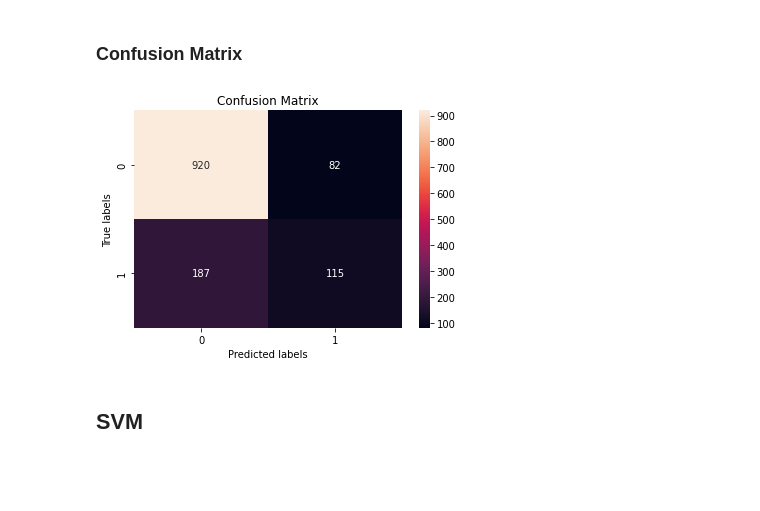
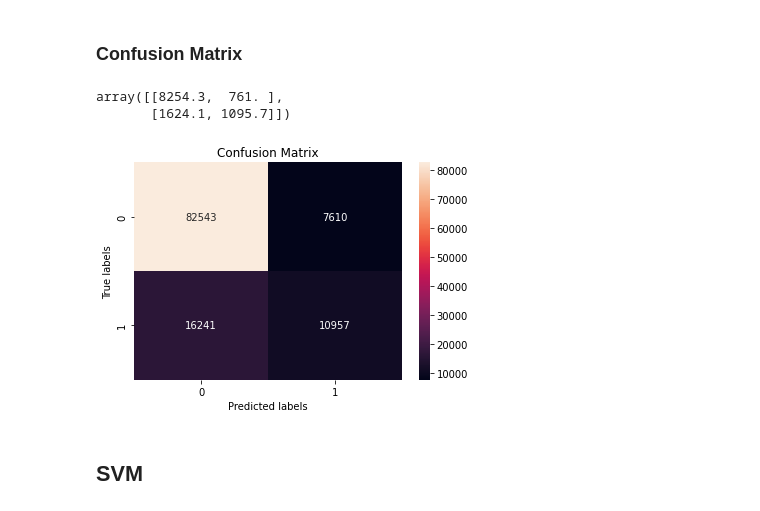
Before and after one commit to BarGanor/ml_project, a Jupyter notebook: project_part_2.ipynb, the cells around one changed output. Drawn from its saved outputs; the diff is of its cells as text; code cells hidden in the pictures; blank space fills up the shorter version.

```diff
--- a/project_part_2.ipynb
+++ b/project_part_2.ipynb
@@ -230,24 +169,42 @@ from sklearn.metrics import confusion_matrix
 # %%
-Final_Confusion_Matrix = np.zeros((2,2),dtype=int)
-ann_model = MLPClassifier(max_iter=600,hidden_layer_sizes=(100, 50, 10), activation='relu',n_iter_no_change= 15)
-kf = KFold(n_splits=10)
-X = data.drop(columns=['target'])
-y = data['target']
-for train_index, test_index in kf.split(data):
-    X_train, X_test = X.iloc[train_index], X.iloc[test_index]
-    y_train, y_test = y.iloc[train_index], y.iloc[test_index]
-    ann_model.fit(X_train,y_train)
-    confusion_temp =confusion_matrix(y_true=y_test , y_pred=ann_model.predict(X_test))
-    for i in range(0,2,1):
-        for j in range(0,2,1):
-            Final_Confusion_Matrix[i,j] += confusion_temp[i,j]
+#Final_Confusion_Matrix = np.zeros((2,2),dtype=int)
+#ann_model = MLPClassifier(max_iter=600,hidden_layer_sizes=(100, 50, 10), activation='relu',n_iter_no_change= 10)
+#kf = KFold(n_splits=10)
+#X = data.drop(columns=['target'])
+#y = data['target']
+#for train_index, test_index in kf.split(data):
+#    X_train, X_test = X.iloc[train_index], X.iloc[test_index]
+#    y_train, y_test = y.iloc[train_index], y.iloc[test_index]
+#    ann_model.fit(X_train,y_train)
+#    confusion_temp =confusion_matrix(y_true=y_train , y_pred=ann_model.predict(X_train))
+#    for i in range(0,2,1):
+#        for j in range(0,2,1):
+#            Final_Confusion_Matrix[i,j] += confusion_temp[i,j]
 
 
-Final_Confusion_Matrix = Final_Confusion_Matrix/10
-Final_Confusion_Matrix = Final_Confusion_Matrix.round()
-ax= plt.subplot()
-sns.heatmap(Final_Confusion_Matrix, annot=True, fmt='g', ax=ax)
-ax.set_xlabel('Predicted labels');ax.set_ylabel('True labels')
-ax.set_title('Confusion Matrix');
+#Final_Confusion_Matrix = Final_Confusion_Matrix/10
+#Final_Confusion_Matrix = Final_Confusion_Matrix.round()
+#ax= plt.subplot()
+#sns.heatmap(Final_Confusion_Matrix, annot=True, fmt='g', ax=ax)
+#ax.set_xlabel('Predicted labels');ax.set_ylabel('True labels')
+
+#ax.set_title('Confusion Matrix');
-# %% [output]
-[figure, removed]
+# %%
+def ann_Confusion_Matrix(df,model ,do_plot=False):
+    Final_Confusion_Matrix = np.zeros((2,2),dtype=int)
+    kf = KFold(n_splits=10)
+    X = data.drop(columns=['target'])
+    y = data['target']
+    for train_index, test_index in kf.split(data):
+        X_train, X_test = X.iloc[train_index], X.iloc[test_index]
+        y_train, y_test = y.iloc[train_index], y.iloc[test_index]
+        ann_model.fit(X_train,y_train)
+        confusion_temp =confusion_matrix(y_true=y_train , y_pred=ann_model.predict(X_train))
+        for i in range(0,2,1):
+            for j in range(0,2,1):
+                Final_Confusion_Matrix[i,j] += confusion_temp[i,j]
+
+    if do_plot:
+        plot_ann_Confusion_Matrix(Final_Confusion_Matrix)
+
+    return Final_Confusion_Matrix/10
@@ -253,0 +219,8 @@ ax.set_title('Confusion Matrix');
+# %%
+
+ann_model = MLPClassifier(max_iter=600,hidden_layer_sizes=(100, 50, 10), activation='relu',n_iter_no_change= 10)
+ann_Confusion_Matrix(data,ann_model ,True)
+# %% [output]
+array([[8254.3,  761. ],
+       [1624.1, 1095.7]])
+[figure, added]
```
Also changed, not shown: parts of 46 cells of this notebook, 4 other files.
